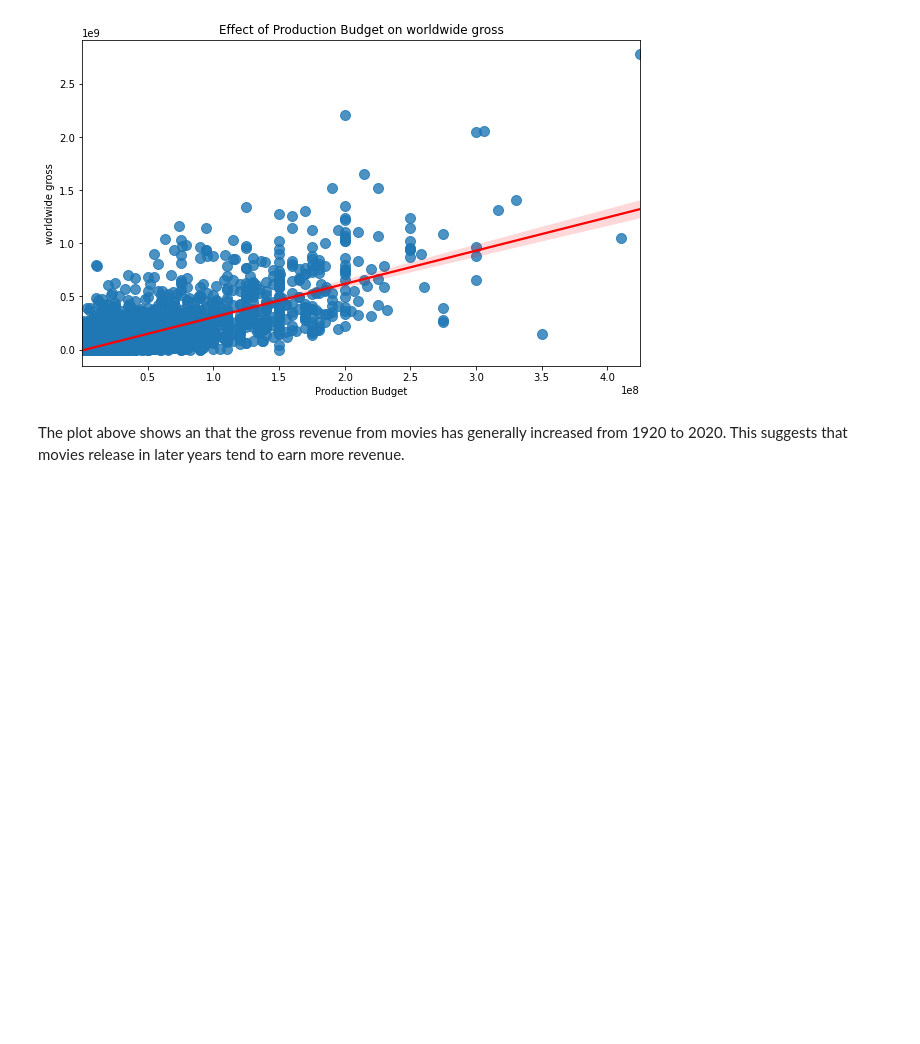
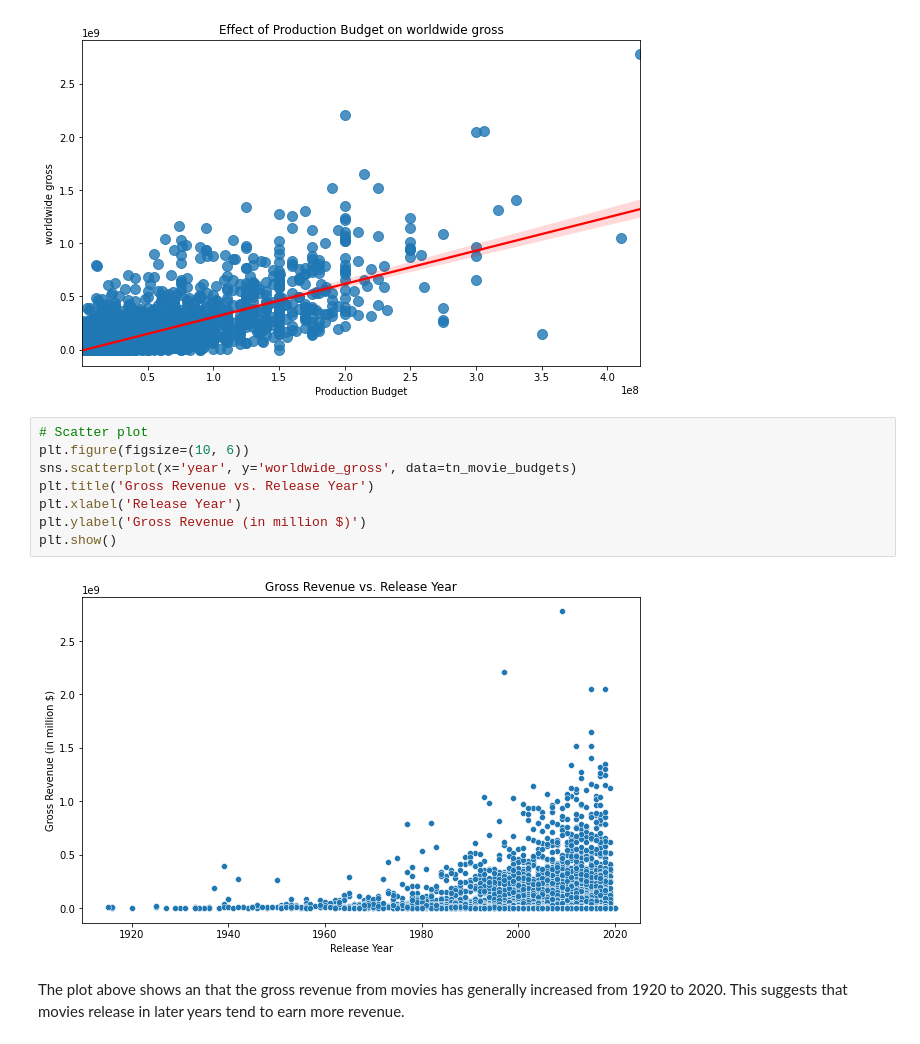
Before and after one commit to lorenaterah/Phase-2-project-G3, a Jupyter notebook: Notebooks/dawa.ipynb, the cells around one changed output. Cells and saved outputs as stored; diff of their text form; blank space fills up the shorter version.

```diff
--- a/Notebooks/dawa.ipynb
+++ b/Notebooks/dawa.ipynb
@@ -707,5 +707,15 @@ plt.ylabel('worldwide gross')
 plt.show()
 # %% [output]
 [figure]
+# %%
+# Scatter plot
+plt.figure(figsize=(10, 6))
+sns.scatterplot(x='year', y='worldwide_gross', data=tn_movie_budgets)
+plt.title('Gross Revenue vs. Release Year')
+plt.xlabel('Release Year')
+plt.ylabel('Gross Revenue (in million $)')
+plt.show()
+# %% [output]
+[figure, added]
 # %% [markdown]
 The plot above shows an that the gross revenue from movies has generally increased from 1920 to 2020. This suggests that movies release in later years tend to earn more revenue.
```
Also changed, not shown: 10 other files.
